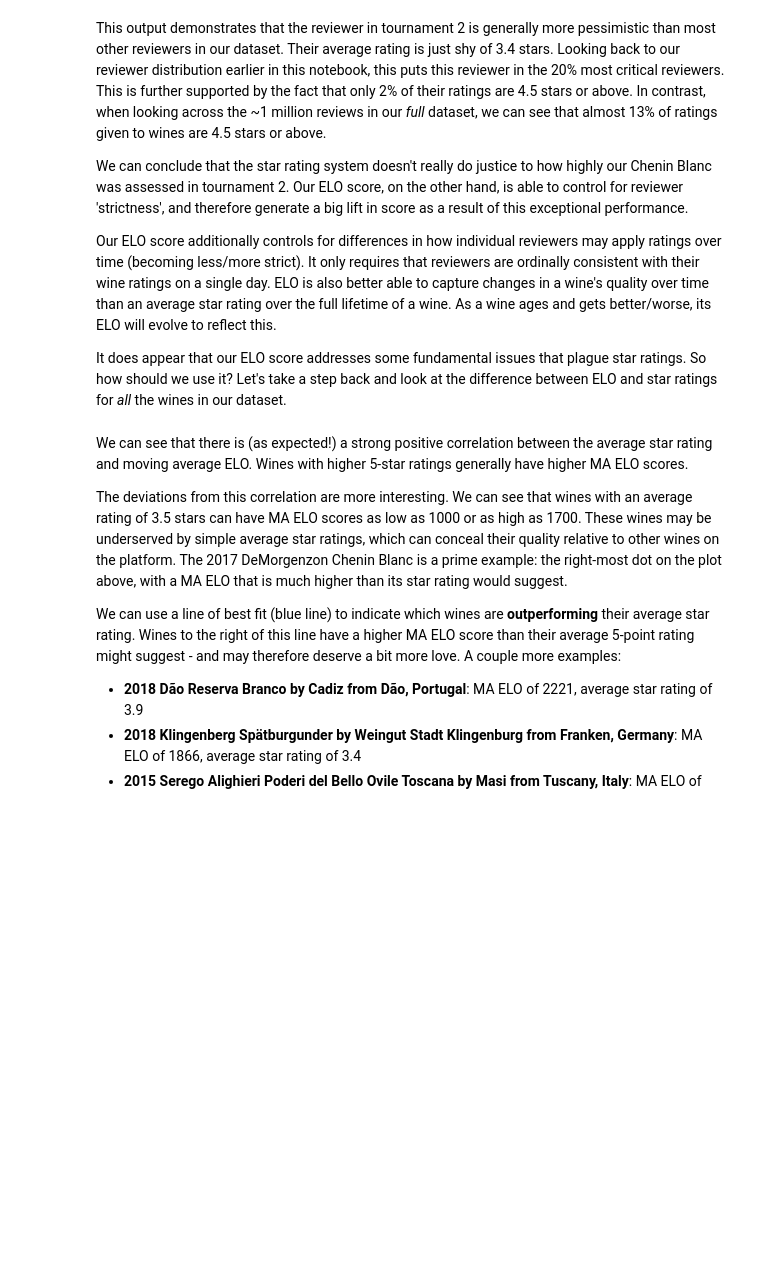
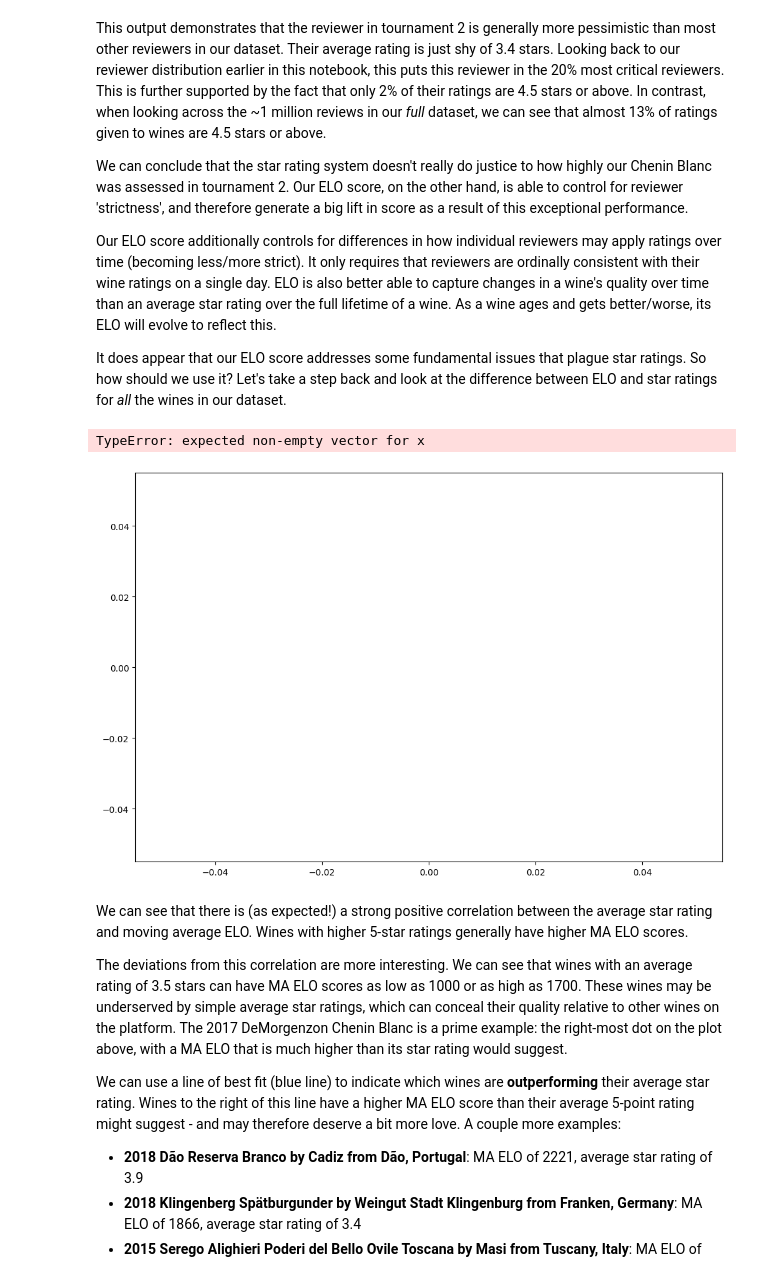
Before and after one commit to Sommsense/WineELO, a Jupyter notebook: wine_elo.ipynb, the cells around one changed output. Saved outputs shown, nothing was run; the diff lists cells and outputs as text; code cells hidden in the pictures; blank space fills up the shorter version.

```diff
--- a/wine_elo.ipynb
+++ b/wine_elo.ipynb
@@ -315,19 +401,22 @@ Our ELO score additionally controls for differences in how individual reviewers
 
 It does appear that our ELO score addresses some fundamental issues that plague star ratings. So how should we use it? Let's take a step back and look at the difference between ELO and star ratings for *all* the wines in our dataset.
 # %%
-reviews_and_scores = pd.merge(all_results, wine_reviews_cleaned, left_on=['reviewer', 'wine_id', 'tournament_date'], right_on=['reviewer', 'wine_id', 'final_review_date']).drop_duplicates(subset=['wine_id', 'tournament_number'])
+reviews_and_scores = pd.merge(all_results, wine_reviews_cleaned, left_on=['reviewer', 'wine_id', 'tournament_date'], right_on=['reviewer', 'wine_id', 'review_date']).drop_duplicates(subset=['wine_id', 'tournament_number'])
 average_ratings = reviews_and_scores.groupby('wine_id')['rating'].mean().reset_index()
 elo_vs_rating = pd.merge(average_ratings, group_by_wines_bounded, on='wine_id')
 
 x = elo_vs_rating['ma_elo']
 y = elo_vs_rating['rating']
 plt.figure(figsize=(12, 8))
 plt.scatter(x, y, color='lightgrey')
 plt.plot(np.unique(x), np.poly1d(np.polyfit(x, y, 1))(np.unique(x)))
 plt.title('Moving Average ELO vs Star rating', fontsize=16)
 plt.xlabel('MA(5) ELO score', fontsize=12)
 plt.ylabel('Average star rating', fontsize=12)
 plt.show()
+# %% [output]
+TypeError: expected non-empty vector for x
+[figure, added]
 # %% [markdown]
 We can see that there is (as expected!) a strong positive correlation between the average star rating and moving average ELO. Wines with higher 5-star ratings generally have higher MA ELO scores.
 
```
Also changed, not shown: parts of 11 cells of this notebook, 7 other files.
